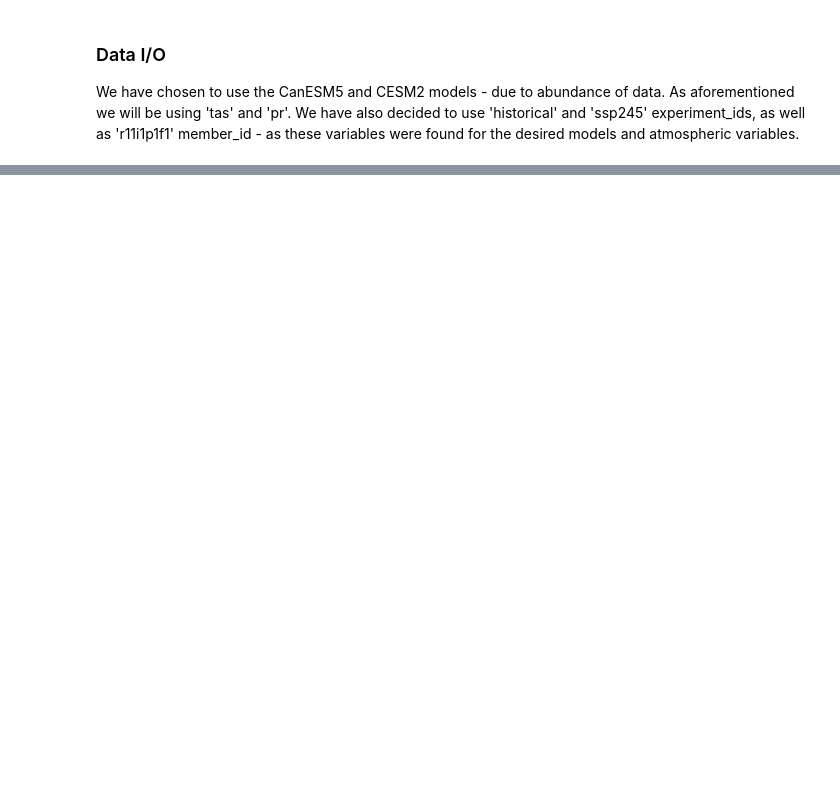
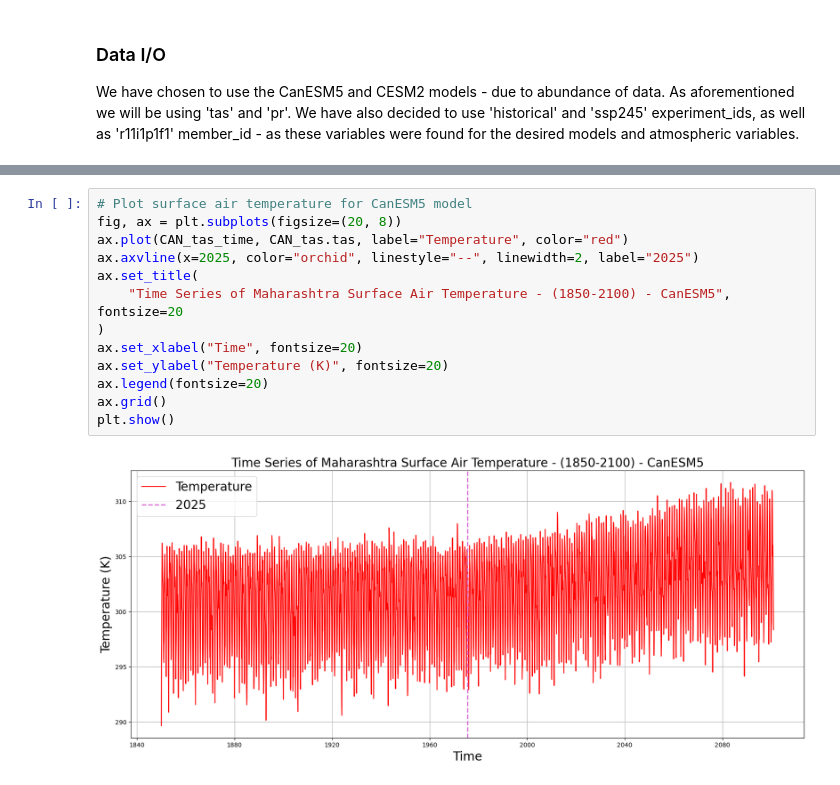
Before and after one commit to nmoraescommit/EDS296_final-mini-project, a Jupyter notebook: EDS296-final.ipynb, the cells around one changed output, grey strips where cells are left out. Cells and saved outputs as stored; diff of their text form; blank space fills up the shorter version.

```diff
--- a/EDS296-final.ipynb
+++ b/EDS296-final.ipynb
@@ -87,0 +134,15 @@ CESM_pr = xr.concat([CESM_hist_tas, CESM_245_tas], dim = "time")
+# %%
+# Plot surface air temperature for CanESM5 model
+fig, ax = plt.subplots(figsize=(20, 8))
+ax.plot(CAN_tas_time, CAN_tas.tas, label="Temperature", color="red")
+ax.axvline(x=2025, color="orchid", linestyle="--", linewidth=2, label="2025")
+ax.set_title(
+    "Time Series of Maharashtra Surface Air Temperature - (1850-2100) - CanESM5", fontsize=20
+)
+ax.set_xlabel("Time", fontsize=20)
+ax.set_ylabel("Temperature (K)", fontsize=20)
+ax.legend(fontsize=20)
+ax.grid()
+plt.show()
+# %% [output]
+[figure, added]
```
Also changed, not shown: parts of 11 cells of this notebook.
